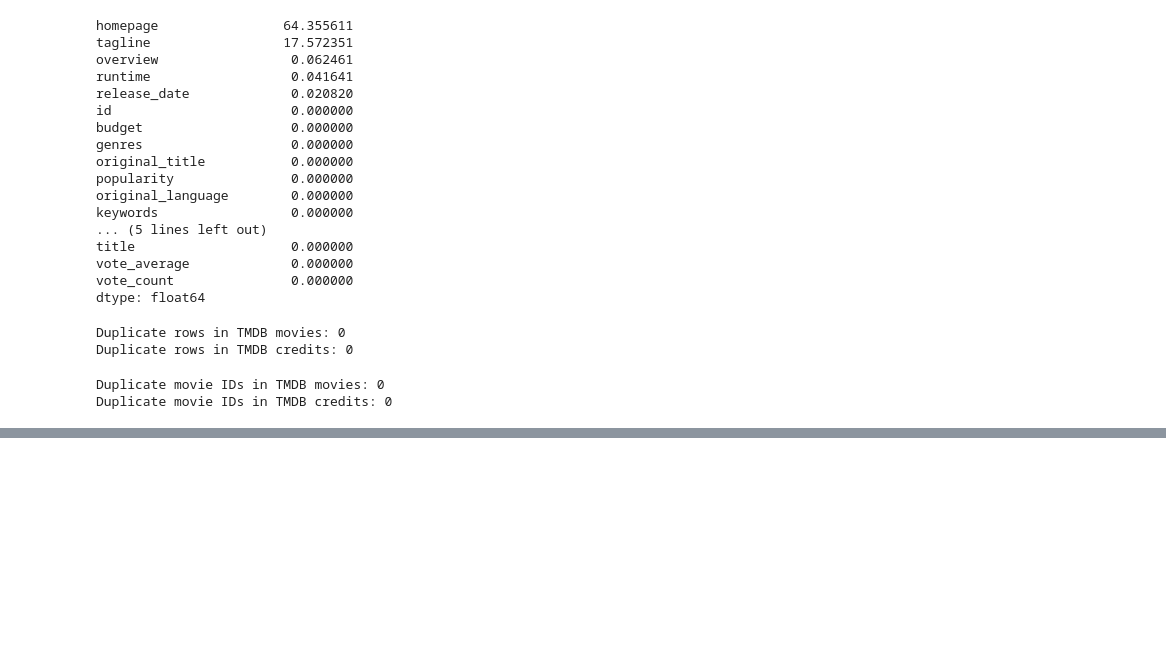
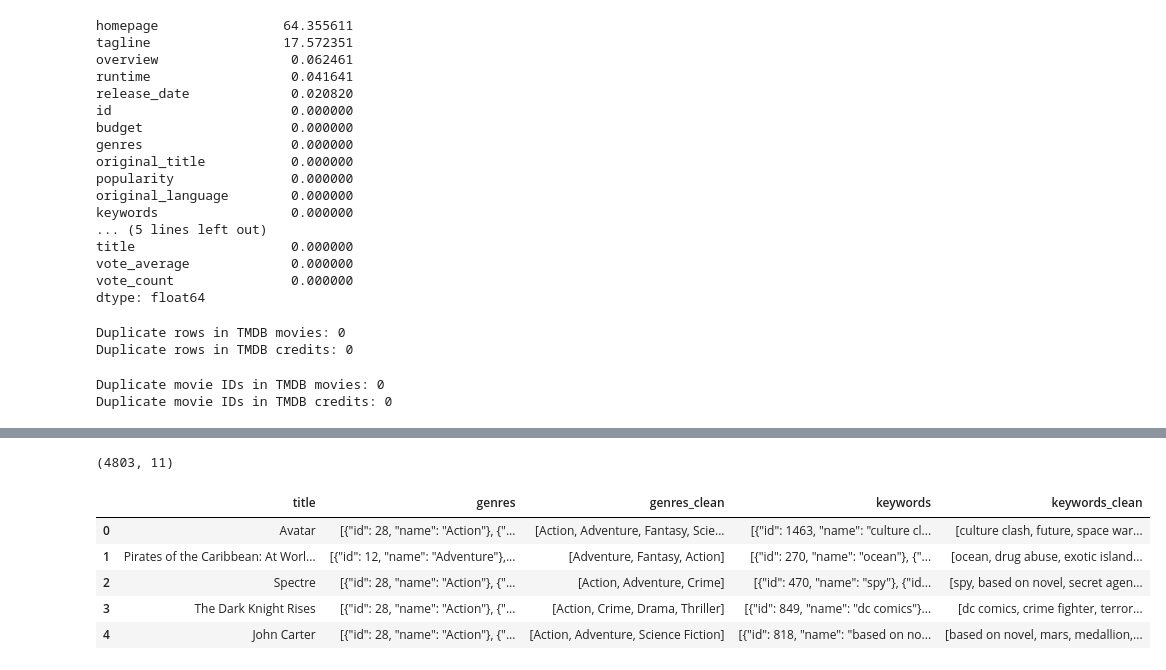
Before and after one commit to Achese-creator/movie-recommendation-system, a Jupyter notebook: notebooks/02_tmdb_eda.ipynb, the cells around one changed output, grey strips where cells are left out. Cells and saved outputs as stored; diff of their text form; code cells hidden in the pictures; blank space fills up the shorter version.

```diff
--- a/notebooks/02_tmdb_eda.ipynb
+++ b/notebooks/02_tmdb_eda.ipynb
@@ -144,0 +183,19 @@ Duplicate movie IDs in TMDB credits: 0
+# %%
+tmdb_content = tmdb[
+    [
+        "id",
+        "title_x",
+        "overview",
+        "genres",
+        "keywords",
+        "cast",
+        "crew",
+        "vote_average",
+        "vote_count",
+        "release_date",
+        "runtime",
+    ]
+].copy()
+# %%
+tmdb_content = tmdb_content.rename(columns={"title_x": "title"})
+tmdb_content.head()
@@ -144,0 +209,4 @@ Duplicate movie IDs in TMDB credits: 0
+# %%
+tmdb_content.shape
+# %% [output]
+(4803, 11)
@@ -144,0 +215,17 @@ Duplicate movie IDs in TMDB credits: 0
+# %%
+def extract_names(text):
+    items = ast.literal_eval(text)
+    names = [item["name"] for item in items]
+    return names
+# %%
+tmdb_content["genres_clean"] = tmdb_content["genres"].apply(extract_names)
+tmdb_content["keywords_clean"] = tmdb_content["keywords"].apply(extract_names)
+# %%
+tmdb_content[["title", "genres", "genres_clean", "keywords", "keywords_clean"]].head()
+# %% [output]
+|  | title | genres | genres_clean | keywords | keywords_clean |
+| 0 | Avatar | [{"id": 28, "name": "Action"}, {"... | [Action, Adventure, Fantasy, Scie... | [{"id": 1463, "name": "culture cl... | [culture clash, future, space war... |
+| 1 | Pirates of the Caribbean: At Worl... | [{"id": 12, "name": "Adventure"},... | [Adventure, Fantasy, Action] | [{"id": 270, "name": "ocean"}, {"... | [ocean, drug abuse, exotic island... |
+| 2 | Spectre | [{"id": 28, "name": "Action"}, {"... | [Action, Adventure, Crime] | [{"id": 470, "name": "spy"}, {"id... | [spy, based on novel, secret agen... |
+| 3 | The Dark Knight Rises | [{"id": 28, "name": "Action"}, {"... | [Action, Crime, Drama, Thriller] | [{"id": 849, "name": "dc comics"}... | [dc comics, crime fighter, terror... |
+| 4 | John Carter | [{"id": 28, "name": "Action"}, {"... | [Action, Adventure, Science Fiction] | [{"id": 818, "name": "based on no... | [based on novel, mars, medallion,... |
```
Also changed, not shown: parts of 37 cells of this notebook, 1 other file.
